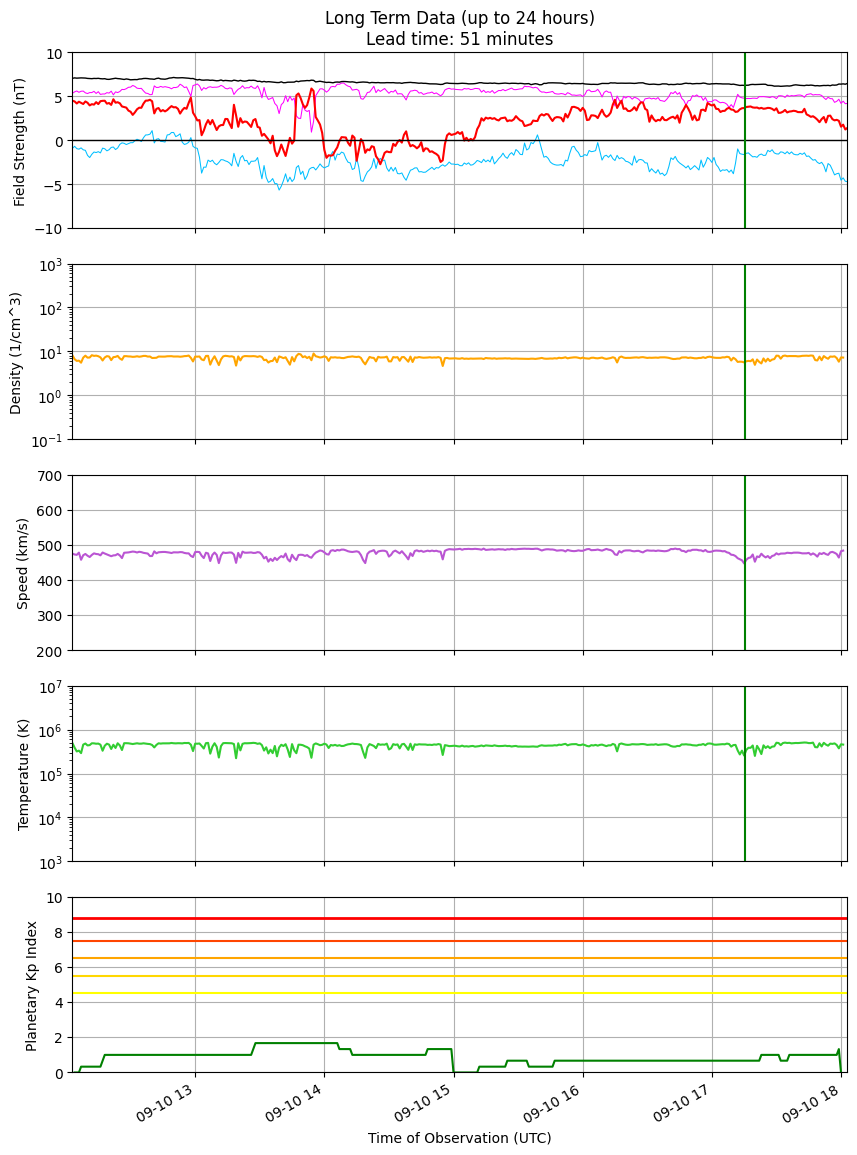
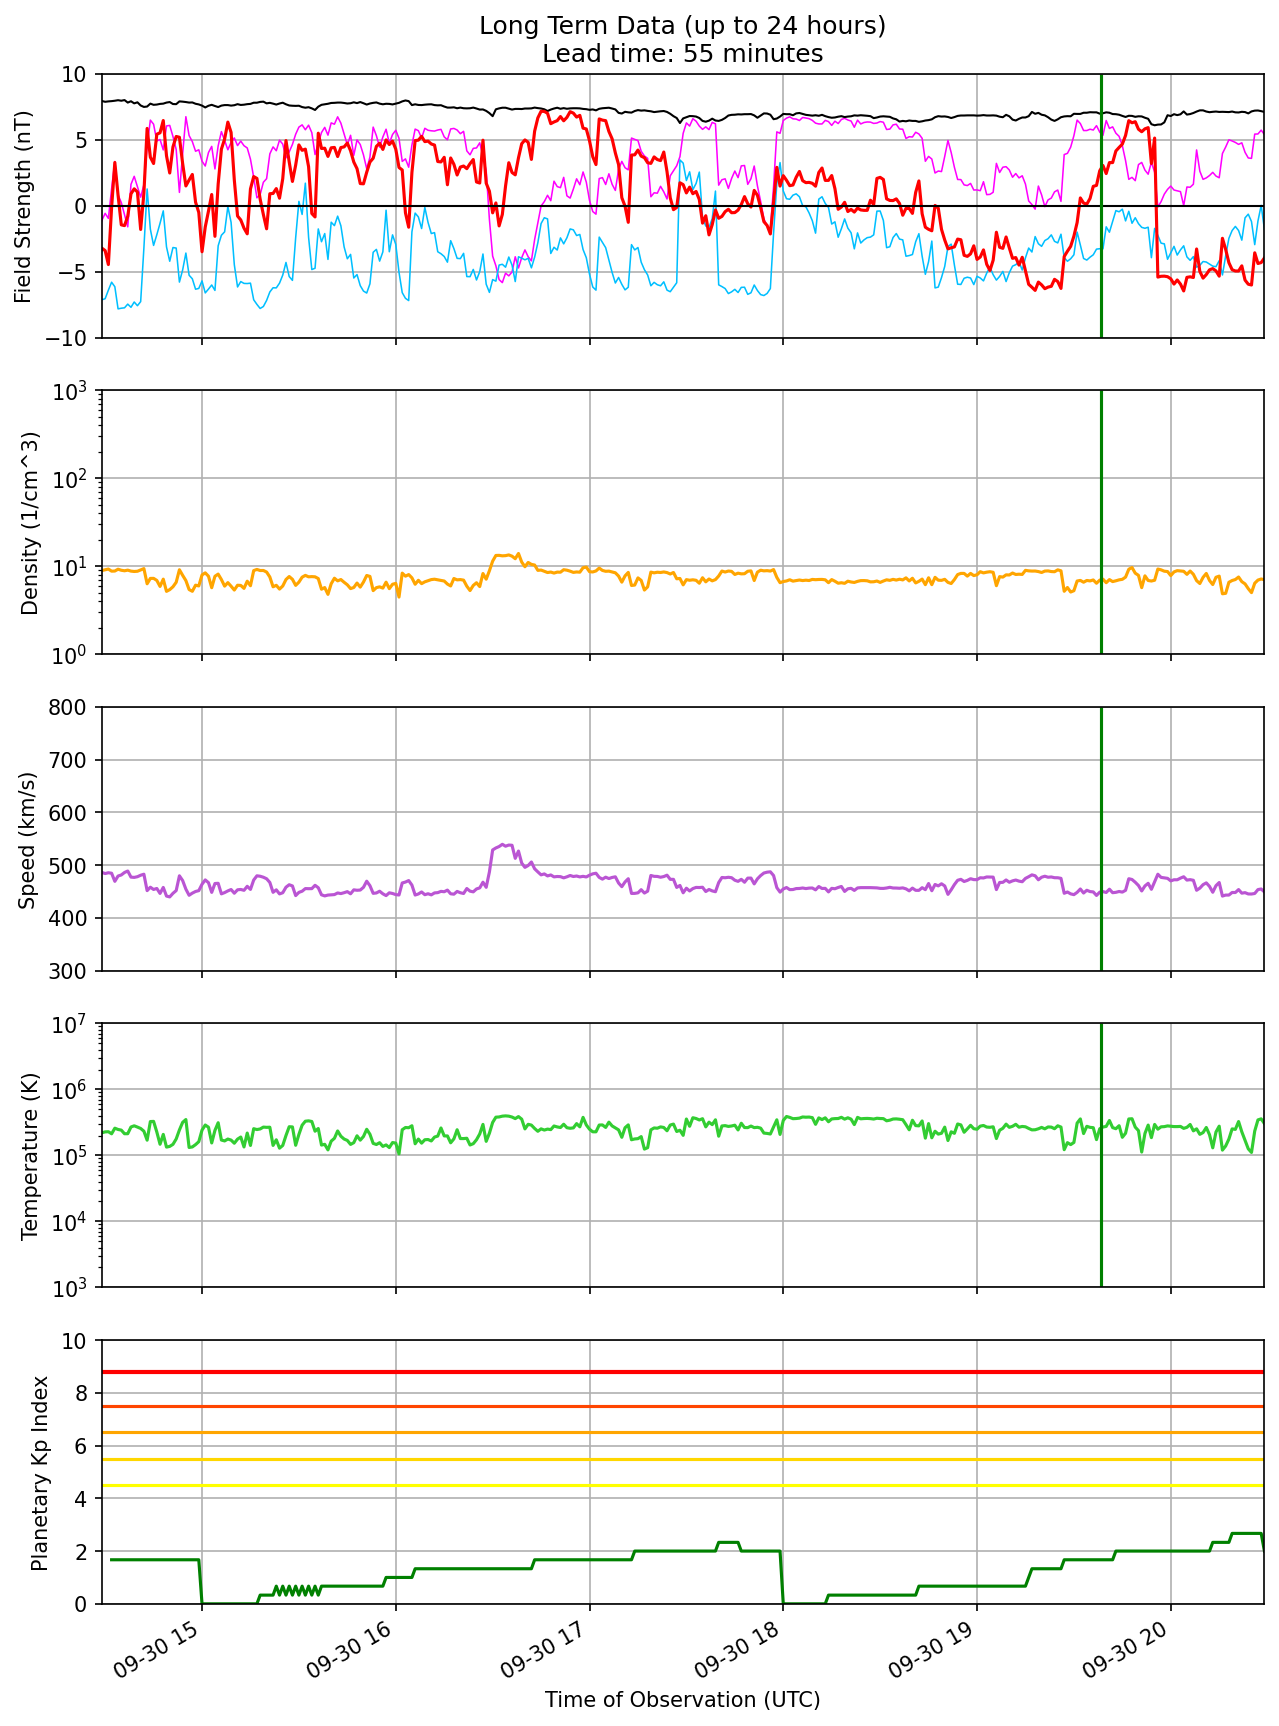
The notebook cell's code change between the first figure and the second:
--- before
+++ after
@@ -1,2 +1,3 @@
+plt.rcParams["figure.dpi"] = 150
 fig, (ax1, ax2, ax3, ax4, ax5) = plt.subplots(5, figsize=(10,15))
 
@@ -22,11 +23,11 @@
 minutesPlotted = 360
 RTSWtimeLimit = [newTimestampRTSWmag[minutesPlotted], newTimestampRTSWmag[0]]
-densityLimit = [0.1, 1000]
-speedLimit = [200, 700]
+densityLimit = [1, 1000]
+speedLimit = [300, 800]
 tempLimit = [1000, 10000000]
 
 # Set the size of the viewing window for the magnetometer data.
 # Because sudden spikes can appear, this adjusts automatically.
-magViewingLimitL = ceil(max((listOfRTSWmagBt[:minutesPlotted]), key=abs)/10)*10
+magViewingLimitL = max(ceil(max((listOfRTSWmagBt[:minutesPlotted]), key=abs)/10)*10, 10)
 magLimitL = [-magViewingLimitL, magViewingLimitL]
 

Commit: Added ability to increase resolution of plots.